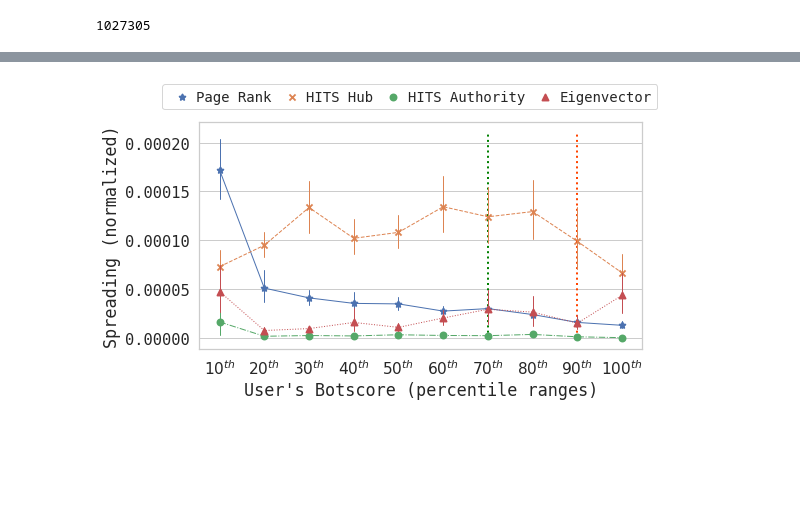
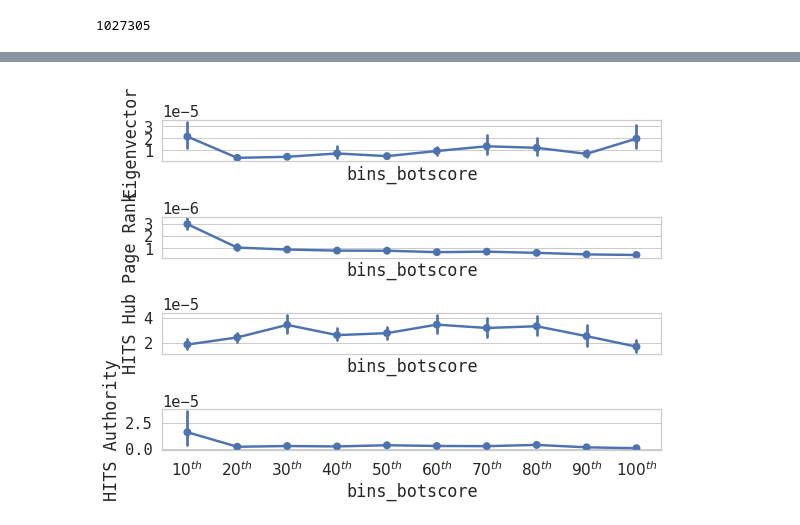
Before and after one commit to javier-pg/botbusters-spanish-general-elections-network-analysis, a Jupyter notebook: code/5.NetworkSpreading.ipynb, the cells around one changed output, grey strips where cells are left out. Saved outputs shown, nothing was run; the diff lists cells and outputs as text; code cells hidden in the pictures; blank space fills up the shorter version.

```diff
--- a/code/5.NetworkSpreading.ipynb
+++ b/code/5.NetworkSpreading.ipynb
@@ -318,0 +305,2 @@ normalized_df.tail()
+# %%
+df_if = pd.read_pickle("./spreading.pkl")
@@ -319,49 +316,87 @@ normalized_df.tail()
+# %%
+ps = np.percentile(a=df_if.botscore, q=range(0,110,10), interpolation='lower')
+
+df_if['bins_botscore'] = pd.cut(df_if.botscore,
+                                        bins=ps,
+                                        include_lowest=True,
+                                        right=False,
+                                        labels=['$1^{st}$','$2^{nd}$','$3^{th}$','$4^{th}$','$5^{th}$','$6^{th}$','$7^{th}$','$8^{th}$','$9^{th}$','$10^{th}$'])
 # %%
 %%time
 
-df_pointplot = pd.melt(normalized_df,
-                       id_vars='botscore',
-                       var_name='Metric')
+fig, (ax1, ax2, ax3, ax4) = plt.subplots(figsize=(8,6), nrows=4, ncols=1, sharex=True)
 
-df_pointplot['bins_botscore'] = pd.qcut(df_pointplot.botscore, q=10, labels=['$10^{th}$','$20^{th}$','$30^{th}$','$40^{th}$','$50^{th}$','$60^{th}$','$70^{th}$','$80^{th}$','$90^{th}$','$100^{th}$'])
 
-fig = plt.figure(figsize=(8,5))
-
-ax = sns.pointplot(data=df_pointplot,
+sns.pointplot(data=df_if,
               x='bins_botscore',
-              y='value',
-              hue='Metric',
+              y='Eigenvector',
+              #hue='Metric',
               #errwidth=0.5,
               scale=0.9,
-              markers=['*','x','o', '^'],
-              linestyles=["-", "--", "-.", "dotted"],
+              #markers=['*','x','o', '^'],
+              linestyles=["-"],
               #dodge=True,
-              join=True
-                  )
+              ax=ax1,
+              join=True)
 
-plt.legend(loc='upper left', ncol=4, mode='expand', bbox_to_anchor=(-0.10, 1.1, 1.15, .1), fontsize=14, handletextpad=0.02)
+sns.pointplot(data=df_if,
+              x='bins_botscore',
+              y='Page Rank',
+              #hue='Metric',
+              #errwidth=0.5,
+              scale=0.9,
+              #markers=['*','x','o', '^'],
+              linestyles=["-"],
+              #dodge=True,
+              ax=ax2,
+              join=True)
+
+sns.pointplot(data=df_if,
+              x='bins_botscore',
+              y='HITS Hub',
+              #hue='Metric',
+              #errwidth=0.5,
+              scale=0.9,
+              #markers=['*','x','o', '^'],
+              linestyles=["-"],
+              #dodge=True,
+              ax=ax3,
+              join=True)
+
+sns.pointplot(data=df_if,
+              x='bins_botscore',
+              y='HITS Authority',
+              #hue='Metric',
+              #errwidth=0.5,
+              scale=0.9,
+              #markers=['*','x','o', '^'],
+              linestyles=["-"],
+              #dodge=True,
+              ax=ax4,
+              join=True)
 
 
 
-ax.set_ylabel(ylabel='Spreading (normalized)')
-ax.set_xlabel(xlabel='User\'s Botscore (percentile ranges)')
+#plt.legend(loc='upper left', ncol=4, mode='expand', bbox_to_anchor=(-0.10, 1.1, 1.15, .1), fontsize=14, handletextpad=0.02)
+#ax.set_ylabel(ylabel='Spreading capability')
+#ax.set_xlabel(xlabel='User\'s Botscore (percentile ranges)')
 
-prs = [6,8]
-ps = [0.19, 0.37]
+#prs = [6,8]
+#ps = [0.19, 0.37]
 
-colors = {6 : 'green',
-          8 : 'orangered'}
+#colors = {6 : 'green',
+#          8 : 'orangered'}
 
-h_ylims = ax.get_ylim()
+#h_ylims = ax.get_ylim()
 
 
-for pr,p in zip(prs,ps):
-    ax.vlines(x=pr, ymin=0, ymax=0.00021, linewidth = 2, linestyles='dotted', color=colors[pr])
+#for pr,p in zip(prs,ps):
+#    ax.vlines(x=pr, ymin=0, ymax=0.00021, linewidth = 2, linestyles='dotted', color=colors[pr])
 
 
 
-plt.setp(ax.lines,linewidth=1)
+#plt.setp(ax.lines,linewidth=1)
 plt.tight_layout()
-plt.savefig("images/spreading.pdf")
-plt.savefig("images/spreading.svg")
+#plt.savefig("images/spreading-v2.pdf")
+#plt.savefig("images/spreading-v2.svg")
 # %% [output]
@@ -370 +405 @@ Wall time: 30.9 s
-[figure, old version]
+[figure, new version]
```
Also changed, not shown: parts of 11 cells of this notebook, 8 other files.
